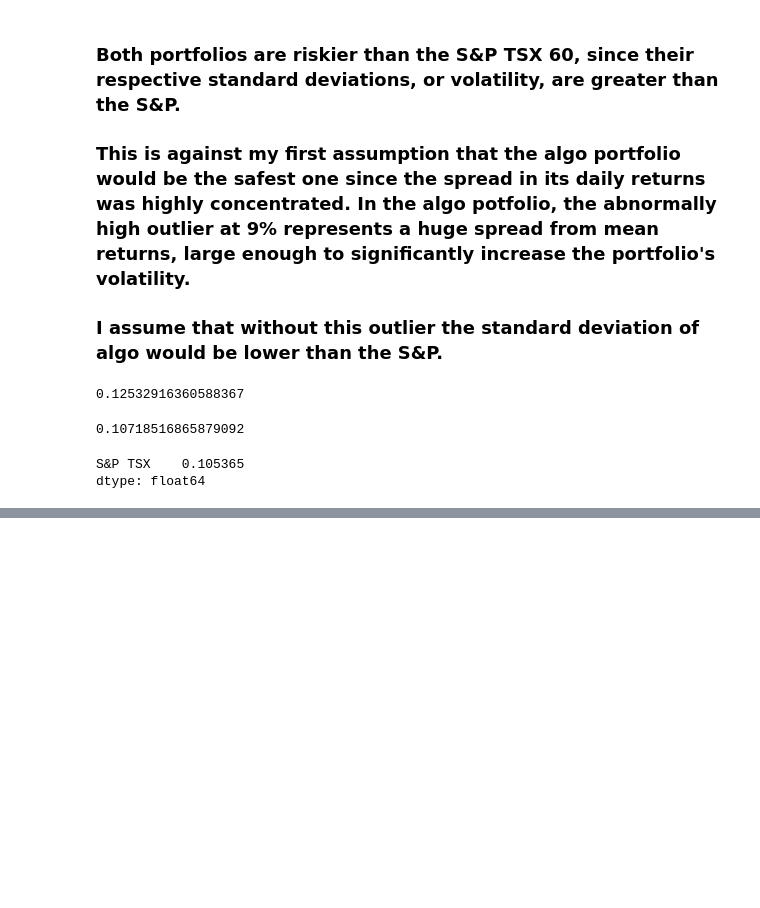
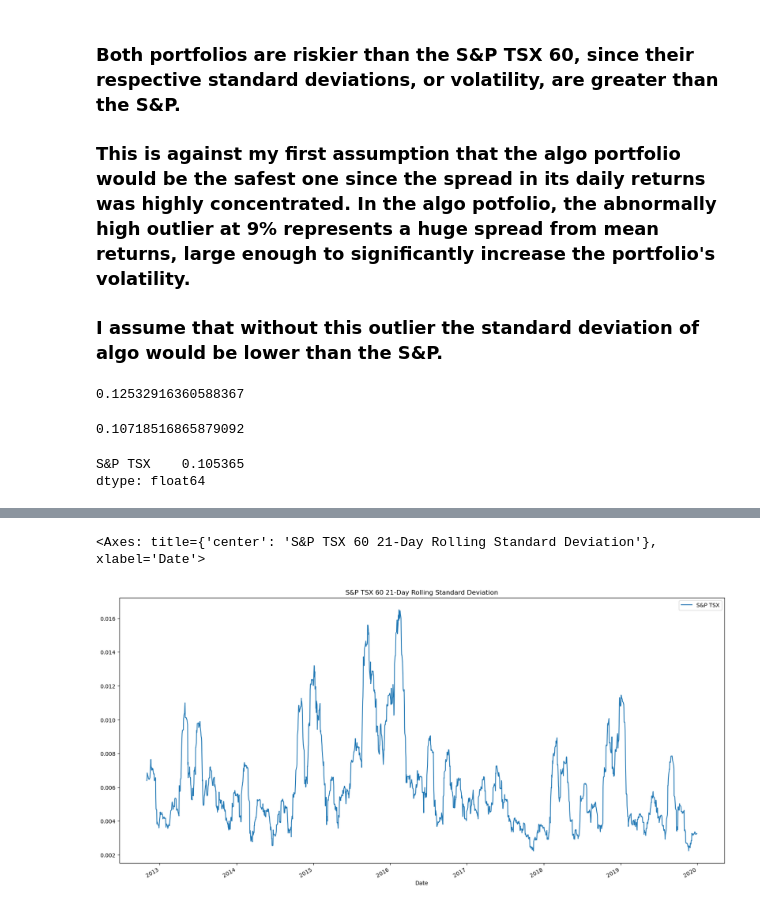
Before and after one commit to sophiepearldgn/Module-4, a Jupyter notebook: Module4.ipynb, the cells around one changed output, grey strips where cells are left out. Cells and saved outputs as stored; diff of their text form; code cells hidden in the pictures; blank space fills up the shorter version.

```diff
--- a/Module4.ipynb
+++ b/Module4.ipynb
@@ -585,0 +649,5 @@ dtype: float64
+# %%
+sp_tsx_portfolio_returns.rolling(window=21).std().plot(figsize=(20,10), title="S&P TSX 60 21-Day Rolling Standard Deviation")
+# %% [output]
+<Axes: title={'center': 'S&P TSX 60 21-Day Rolling Standard Deviation'}, xlabel='Date'>
+[figure, added]
```
Also changed, not shown: parts of 22 cells of this notebook.
